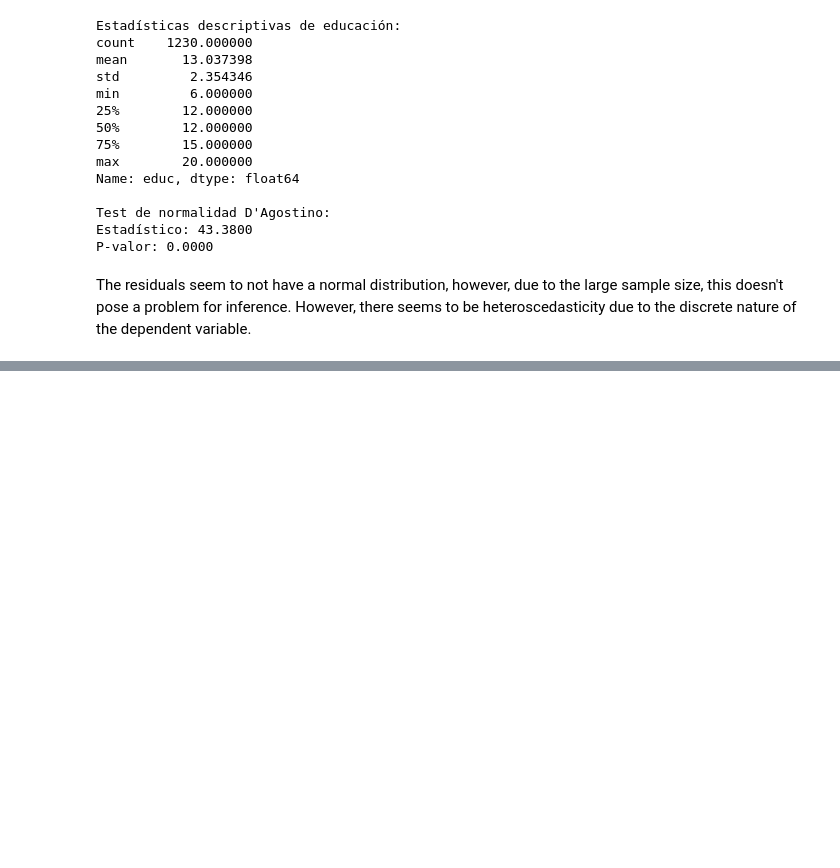
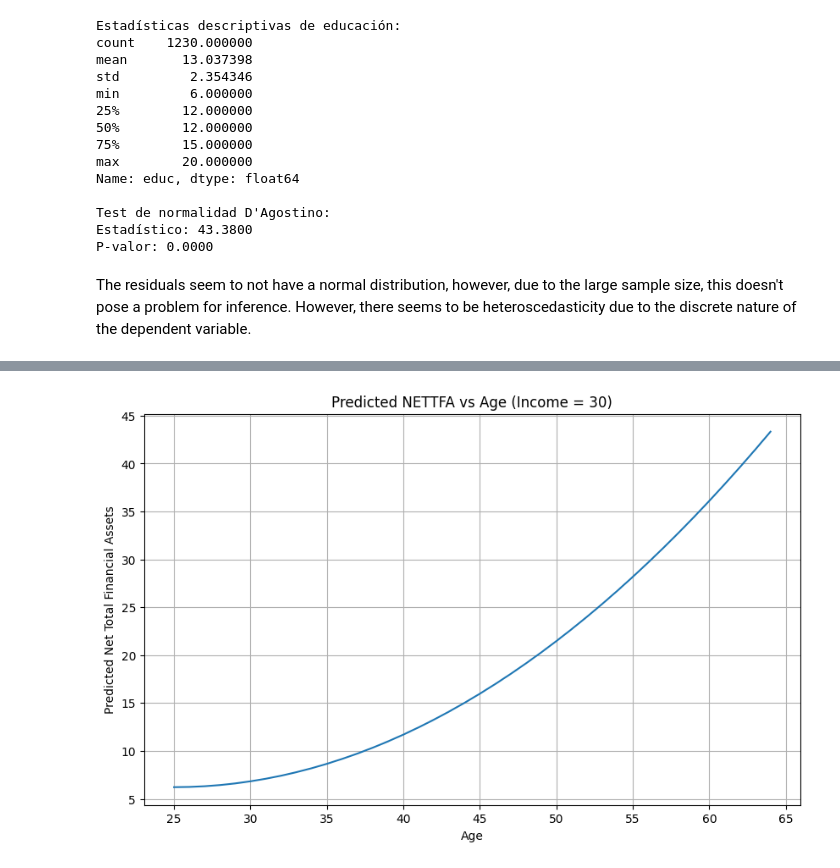
Before and after one commit to Rodmr092/Econometrics, a Jupyter notebook: ch 4-6 exercises.ipynb, the cells around one changed output, grey strips where cells are left out. Cells and saved outputs as stored; diff of their text form; code cells hidden in the pictures; blank space fills up the shorter version.

```diff
--- a/ch 4-6 exercises.ipynb
+++ b/ch 4-6 exercises.ipynb
@@ -1624,0 +1977,7 @@ The residuals seem to not have a normal distribution, however, due to the large
+# %%
+X = sm.add_constant(data[['hsize', 'hsizesq']])
+model1 = sm.OLS(data['sat'], X).fit()
+
+# Print results
+print("Model 1 Results (SAT vs High School Size):")
+print(model1.summary())
@@ -1624,0 +2496,13 @@ The residuals seem to not have a normal distribution, however, due to the large
+# %%
+# Create double-centered interaction
+data['priGPA_atndrte_double_centered'] = (data['priGPA'] - 2.59) * (data['atndrte'] - 82)
+
+X_double_centered = sm.add_constant(data[['atndrte', 'priGPA', 'ACT',
+                                        'priGPA_centered2', 'ACT2',
+                                        'priGPA_atndrte_double_centered']])
+
+model_double_centered = sm.OLS(data['stndfnl'], X_double_centered)
+results_double_centered = model_double_centered.fit()
+
+print("\nDouble-centered model results:")
+print(results_double_centered.summary())
@@ -1624,0 +2960,70 @@ The residuals seem to not have a normal distribution, however, due to the large
+# %%
+# Import necessary libraries
+import pandas as pd
+import numpy as np
+from wooldridge import data
+import matplotlib.pyplot as plt
+import seaborn as sns
+from scipy import stats
+import statsmodels.api as sm
+
+# Load the data
+df = data('401ksubs')
+
+# Filter for single-person households
+df_single = df[df['fsize'] == 1].copy()
+
+# Part (i): Find youngest age and count
+youngest_age = df_single['age'].min()
+count_youngest = df_single[df_single['age'] == youngest_age].shape[0]
+print(f"Youngest age: {youngest_age}")
+print(f"Number of people at youngest age: {count_youngest}")
+
+# Part (ii) and (iii): Estimate the initial model
+X = df_single[['inc', 'age']]
+X = sm.add_constant(X)
+X['age2'] = df_single['age']**2
+y = df_single['nettfa']
+
+model1 = sm.OLS(y, X).fit()
+print("\nModel 1 Results:")
+print(model1.summary())
+
+# Part (iv): Calculate θ₂ and its p-value
+# We'll reparametrize the model
+df_single['age_diff_sq'] = (df_single['age'] - 25)**2
+X2 = df_single[['inc', 'age', 'age_diff_sq']]
+X2 = sm.add_constant(X2)
+model2 = sm.OLS(y, X2).fit()
+print("\nModel 2 Results (reparametrized):")
+print(model2.summary())
+
+# Part (v): Estimate the restricted model
+X3 = df_single[['inc', 'age_diff_sq']]
+X3 = sm.add_constant(X3)
+model3 = sm.OLS(y, X3).fit()
+print("\nModel 3 Results (restricted):")
+print(model3.summary())
+
+# Part (vi): Create visualization
+ages = np.arange(25, 65)
+predicted_nettfa = (model3.params['const'] +
+                   model3.params['inc'] * 30 +
+                   model3.params['age_diff_sq'] * (ages - 25)**2)
+
+plt.figure(figsize=(10, 6))
+plt.plot(ages, predicted_nettfa)
+plt.xlabel('Age')
+plt.ylabel('Predicted Net Total Financial Assets')
+plt.title('Predicted NETTFA vs Age (Income = 30)')
+plt.grid(True)
+plt.show()
+
+# Part (vii): Test for quadratic income term
+df_single['inc2'] = df_single['inc']**2
+X4 = df_single[['inc', 'inc2', 'age_diff_sq']]
+X4 = sm.add_constant(X4)
+model4 = sm.OLS(y, X4).fit()
+print("\nModel 4 Results (with quadratic income):")
+print(model4.summary())
+# %% [output]
@@ -1624,0 +3047 @@ The residuals seem to not have a normal distribution, however, due to the large
+[figure, added]
```
Also changed, not shown: parts of 66 cells of this notebook.
